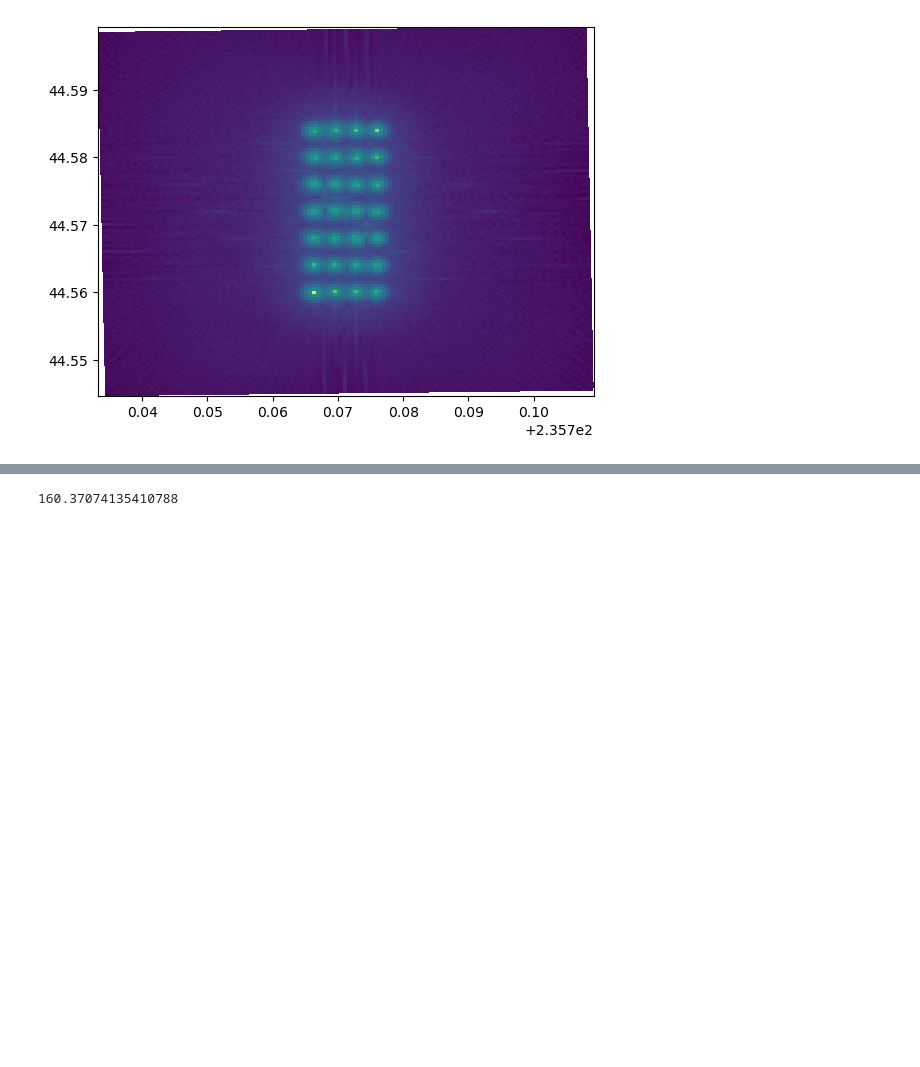
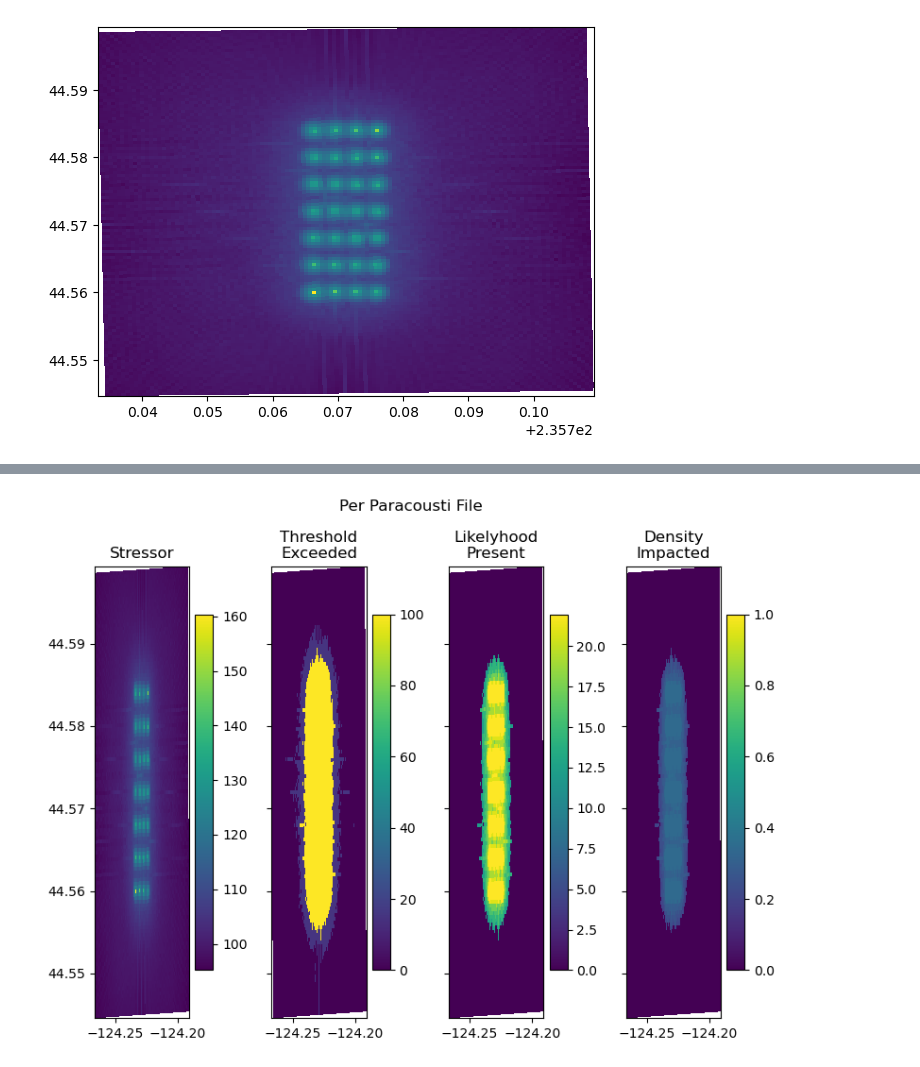
Before and after one commit to sandialabs/seat-qgis-plugin, a Jupyter notebook: code/Develop_Acoustics_Module.ipynb, the cells around one changed output, grey strips where cells are left out. Saved outputs shown, nothing was run; the diff lists cells and outputs as text; code cells hidden in the pictures; blank space fills up the shorter version.

```diff
--- a/code/Develop_Acoustics_Module.ipynb
+++ b/code/Develop_Acoustics_Module.ipynb
@@ -40,3 +111,14 @@ SPL_depth_max.shape
+# %%
+if Averaging == 'DepthMax':
+    SPL = np.nanmax(SPL, axis=3)
+elif Averaging == 'DepthAverage':
+    SPL = np.nanmean(SPL, axis=3)
+elif Averaging == 'Bottom':
+    SPL = SPL[:,:,-1]
+elif Averaging == 'Top':
+    SPL = SPL[:,:,0]
+else:
+    SPL = np.nanmax(SPL, axis=3)
 # %%
 import matplotlib.pyplot as plt
 fig,ax = plt.subplots()
@@ -68,10 +128,0 @@ boundary_conditions['Probability'] = 100 * boundary_conditions.Probability/ boun
-# %%
-stressor = np.zeros(XCOR.shape)
-for ic, file in enumerate(paracousti_files):
-    paracousti_file = os.path.basename(file)
-    probability = boundary_conditions.loc[os.path.basename(paracousti_file)]['Probability'] / 100
-    stressor = stressor + probability * SPL_depth_max[ic,:]
-# %%
-np.nanmax(stressor)
-# %% [output]
-160.37074135410788
@@ -77,0 +161,19 @@ np.nanmax(stressor)
+# %%
+
+fig,ax = plt.subplots(ncols=4, figsize=(8,6))
+h0 = ax[0].pcolormesh(XCOR-360,YCOR,stressor, vmin=np.nanmin(stressor), vmax=np.nanmax(stressor))
+h1 = ax[1].pcolormesh(XCOR-360,YCOR,threshold_time_exceeded*100, vmin=0, vmax=100)
+h2 = ax[2].pcolormesh(XCOR-360,YCOR,percent_impacted, vmin=0, vmax=np.nanmax(percent_impacted))
+h3 = ax[3].pcolormesh(XCOR-360,YCOR,density_impacted, vmin=0, vmax=np.ceil(np.nanmax(density_impacted)))
+plt.colorbar(h0, ax=ax[0])
+plt.colorbar(h1, ax=ax[1])
+plt.colorbar(h2, ax=ax[2])
+plt.colorbar(h3, ax=ax[-1])
+for axis in ax[1:]:
+    axis.set_yticklabels('')
+for axis, title in zip(ax, titles):
+    axis.set_title(title)
+fig.suptitle('Per Paracousti File')
+fig.tight_layout()
+# %% [output]
+[figure, added]
```
Also changed, not shown: parts of 23 cells of this notebook, 2 other files.
